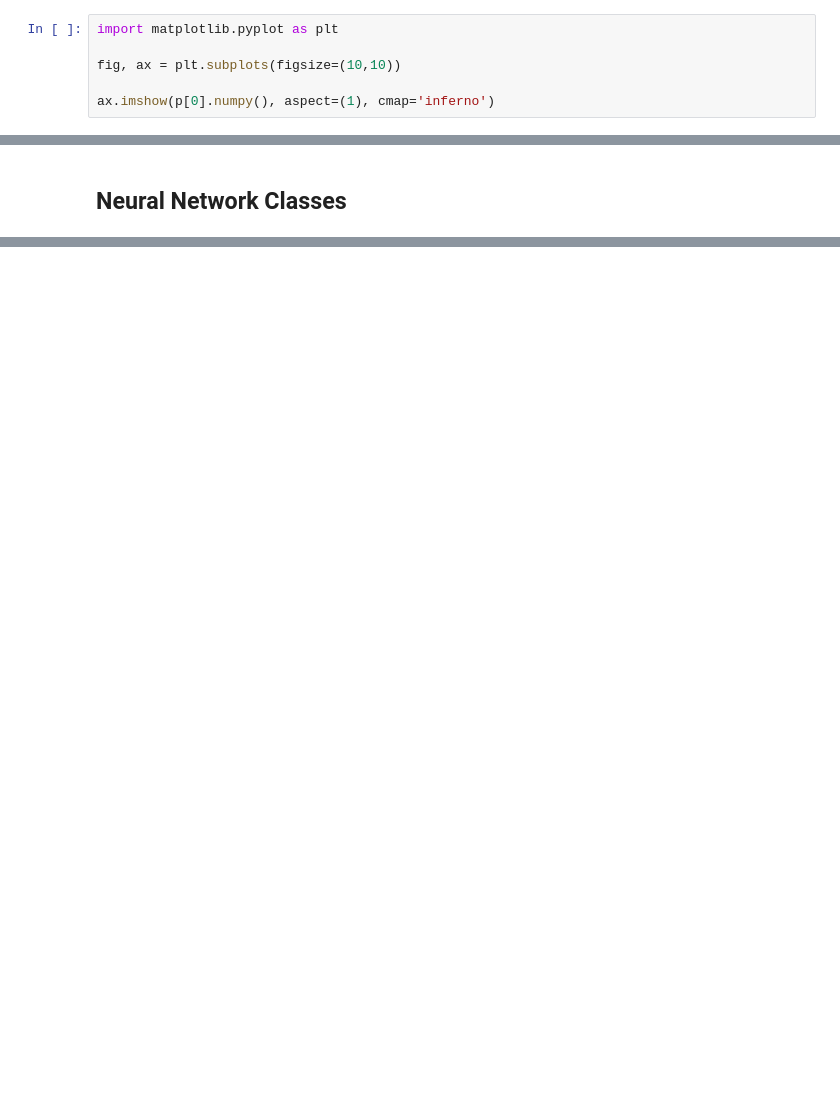
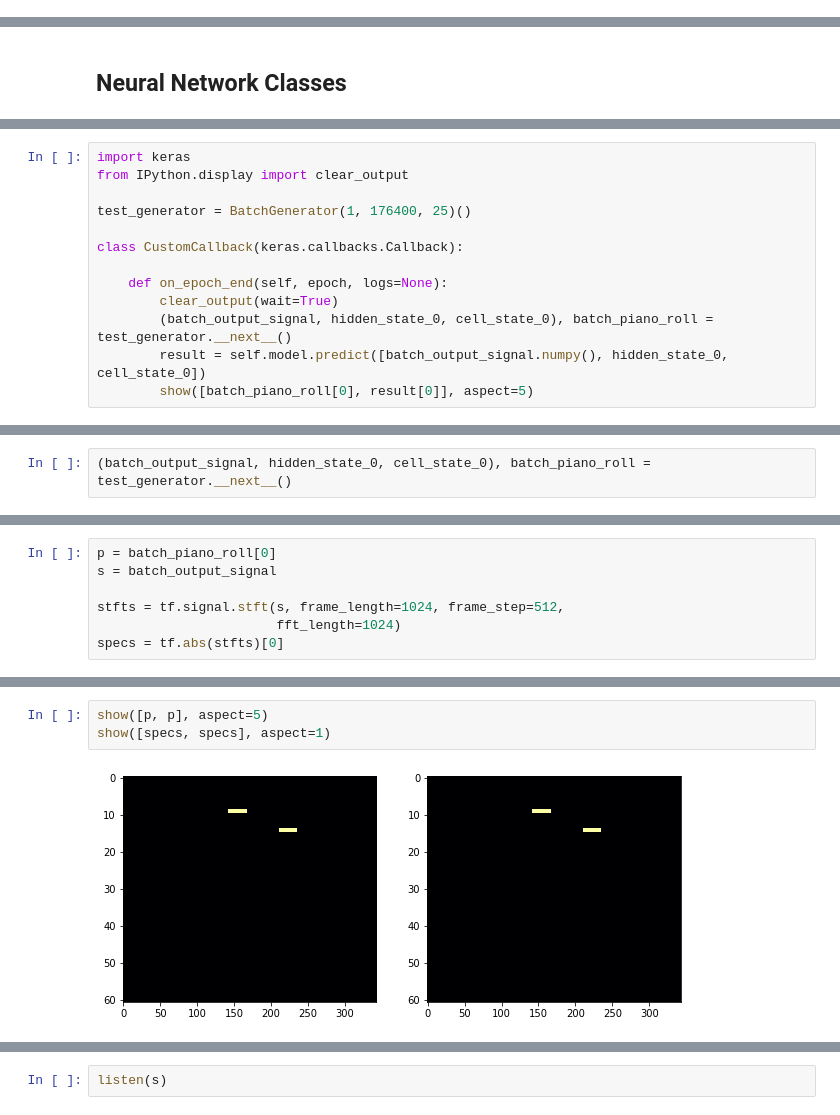
Before and after one commit to jmsmdy/sound-parse, a Jupyter notebook: Flex Net 2A.ipynb, the cells around one changed output, grey strips where cells are left out. Drawn from its saved outputs; the diff is of its cells as text; blank space fills up the shorter version.

Commit message:
fixed song generator

```diff
--- a/Flex Net 2A.ipynb
+++ b/Flex Net 2A.ipynb
@@ -237,6 +123,0 @@ a, p = generate_batch()
-# %%
-import matplotlib.pyplot as plt
-
-fig, ax = plt.subplots(figsize=(10,10))
-
-ax.imshow(p[0].numpy(), aspect=(1), cmap='inferno')
@@ -580,0 +271,13 @@ gc.collect()
+# %%
+import keras
+from IPython.display import clear_output
+
+test_generator = BatchGenerator(1, 176400, 25)()
+
+class CustomCallback(keras.callbacks.Callback):
+
+    def on_epoch_end(self, epoch, logs=None):
+        clear_output(wait=True)
+        (batch_output_signal, hidden_state_0, cell_state_0), batch_piano_roll = test_generator.__next__()
+        result = self.model.predict([batch_output_signal.numpy(), hidden_state_0, cell_state_0])
+        show([batch_piano_roll[0], result[0]], aspect=5)
@@ -580,0 +290,2 @@ gc.collect()
+# %%
+(batch_output_signal, hidden_state_0, cell_state_0), batch_piano_roll = test_generator.__next__()
@@ -580,0 +294,7 @@ gc.collect()
+# %%
+p = batch_piano_roll[0]
+s = batch_output_signal
+
+stfts = tf.signal.stft(s, frame_length=1024, frame_step=512,
+                       fft_length=1024)
+specs = tf.abs(stfts)[0]
@@ -580,0 +329,5 @@ gc.collect()
+# %%
+show([p, p], aspect=5)
+show([specs, specs], aspect=1)
+# %% [output]
+[figure, added]
@@ -580,0 +335,2 @@ gc.collect()
+# %%
+listen(s)
```
Also changed, not shown: parts of 62 cells of this notebook, 1 other file.
